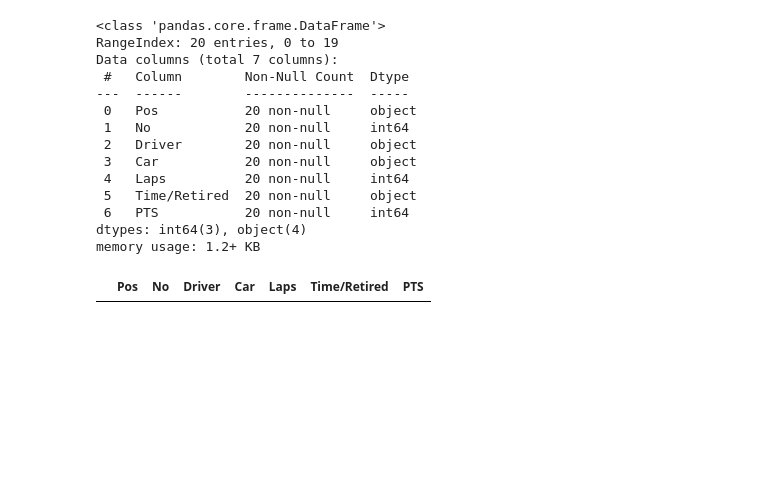
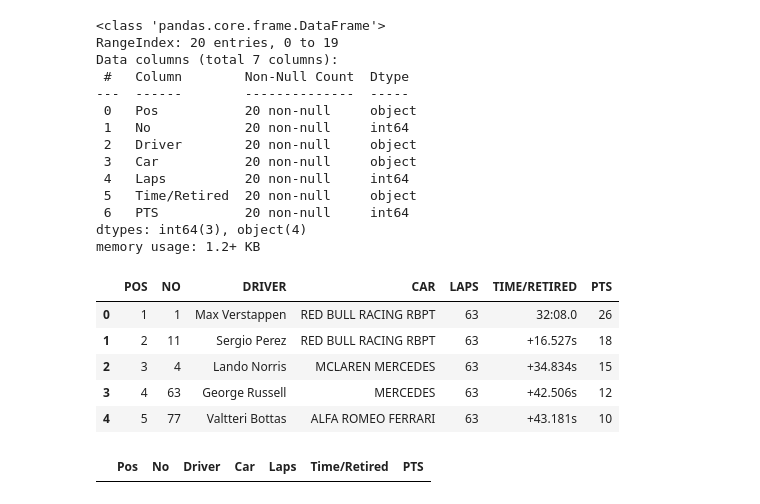
Before and after one commit to JB-26/f1-2022-analysis, a Jupyter notebook: analysis.ipynb, the cells around one changed output. Saved outputs shown, nothing was run; the diff lists cells and outputs as text; code cells hidden in the pictures; blank space fills up the shorter version.

```diff
--- a/analysis.ipynb
+++ b/analysis.ipynb
@@ -146,6 +146,16 @@ Data columns (total 7 columns):
  6   PTS           20 non-null     int64
 dtypes: int64(3), object(4)
 memory usage: 1.2+ KB
+# %%
+italy_df = pd.read_csv('data/ITALY.csv')
+italy_df.head()
+# %% [output]
+|  | POS | NO | DRIVER | CAR | LAPS | TIME/RETIRED | PTS |
+| 0 | 1 | 1 | Max Verstappen | RED BULL RACING RBPT | 63 | 32:08.0 | 26 |
+| 1 | 2 | 11 | Sergio Perez | RED BULL RACING RBPT | 63 | +16.527s | 18 |
+| 2 | 3 | 4 | Lando Norris | MCLAREN MERCEDES | 63 | +34.834s | 15 |
+| 3 | 4 | 63 | George Russell | MERCEDES | 63 | +42.506s | 12 |
+| 4 | 5 | 77 | Valtteri Bottas | ALFA ROMEO FERRARI | 63 | +43.181s | 10 |
 # %%
 df_list = []
 df_list.append(bahrain_df)
```
Also changed, not shown: 3 other files.
